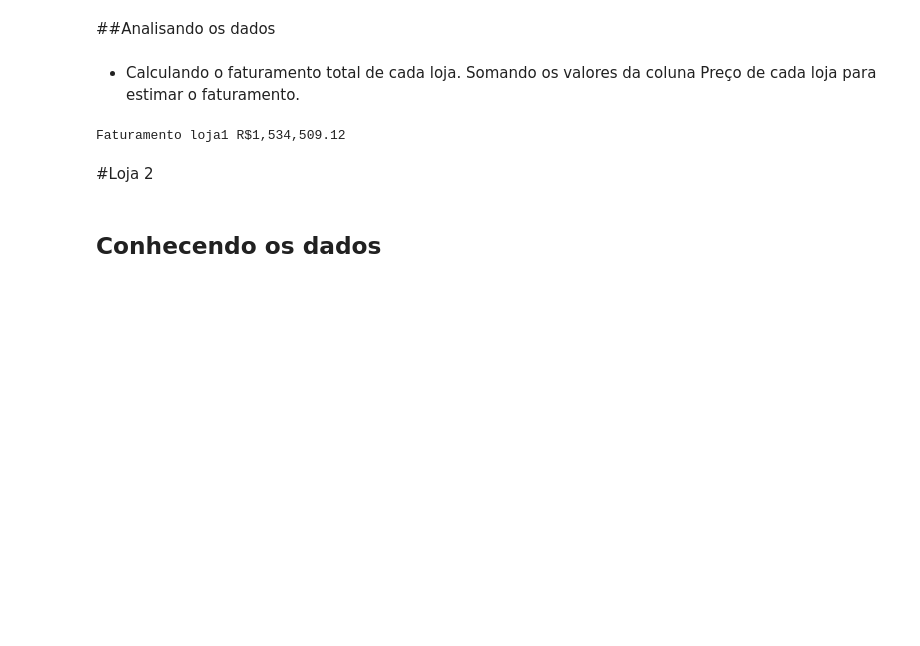
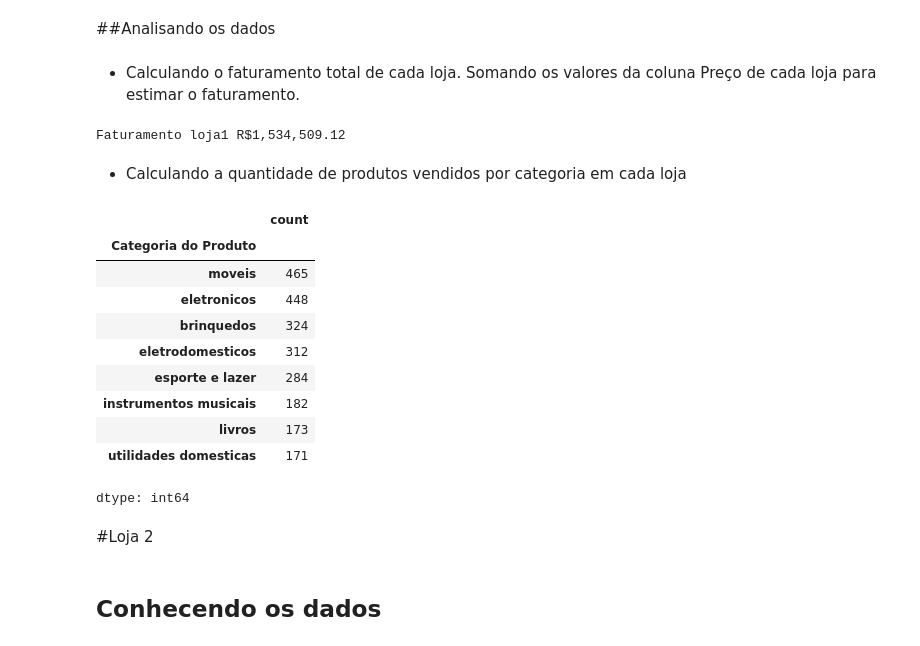
Before and after one commit to walleceoli/Alura_Store, a Jupyter notebook: Challenge_Alura_Store.ipynb, the cells around one changed output. Saved outputs shown, nothing was run; the diff lists cells and outputs as text; code cells hidden in the pictures; blank space fills up the shorter version.

```diff
--- a/Challenge_Alura_Store.ipynb
+++ b/Challenge_Alura_Store.ipynb
@@ -101,6 +101,23 @@ faturamento_loja1 = loja1['Preço'].sum()
 print(f'Faturamento loja1 R${faturamento_loja1:,.2f}')
 # %% [output]
 Faturamento loja1 R$1,534,509.12
+# %% [markdown]
+* Calculando a quantidade de produtos vendidos por categoria em cada loja
+# %%
+qtd_vendas_cat_loja1 = loja1['Categoria do Produto'].value_counts()
+qtd_vendas_cat_loja1
+# %% [output]
+|  | count |
+| Categoria do Produto |  |
+| moveis | 465 |
+| eletronicos | 448 |
+| brinquedos | 324 |
+| eletrodomesticos | 312 |
+| esporte e lazer | 284 |
+| instrumentos musicais | 182 |
+| livros | 173 |
+| utilidades domesticas | 171 |
+dtype: int64
 # %% [markdown]
 #Loja 2
 # %% [markdown]
```
Also changed, not shown: parts of 14 cells of this notebook.
